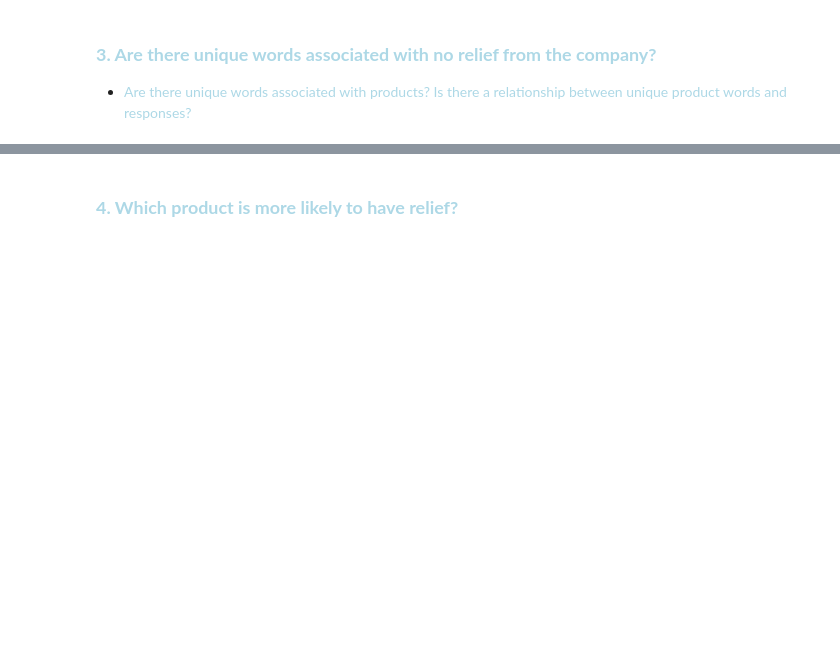
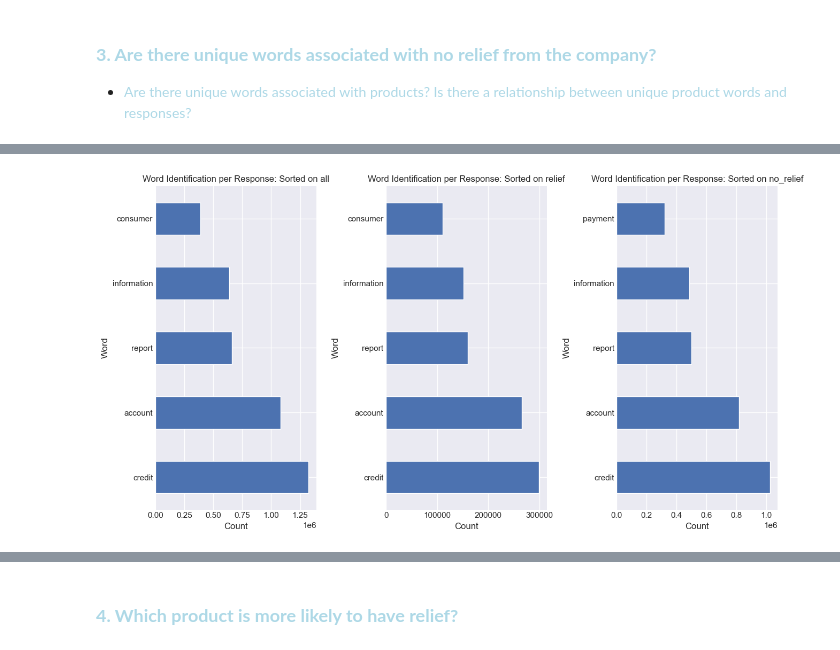
Before and after one commit to DATA-TRAC/consumer-complaint-response, a Jupyter notebook: final_notebook.ipynb, the cells around one changed output, grey strips where cells are left out. Saved outputs shown, nothing was run; the diff lists cells and outputs as text; code cells hidden in the pictures; blank space fills up the shorter version.

```diff
--- a/final_notebook.ipynb
+++ b/final_notebook.ipynb
@@ -254,5 +282,7 @@ word_counts_products = word_counts_products.sort_values(by='all',ascending=False
 # %%
 # Visualize words per company response
-ex.unique_words(word_counts)
+ex.unique_words(word_counts,1,3)
+# %% [output]
+[figure, added]
 # %%
 # Visualize words per product
```
Also changed, not shown: parts of 27 cells of this notebook, 4 other files.
